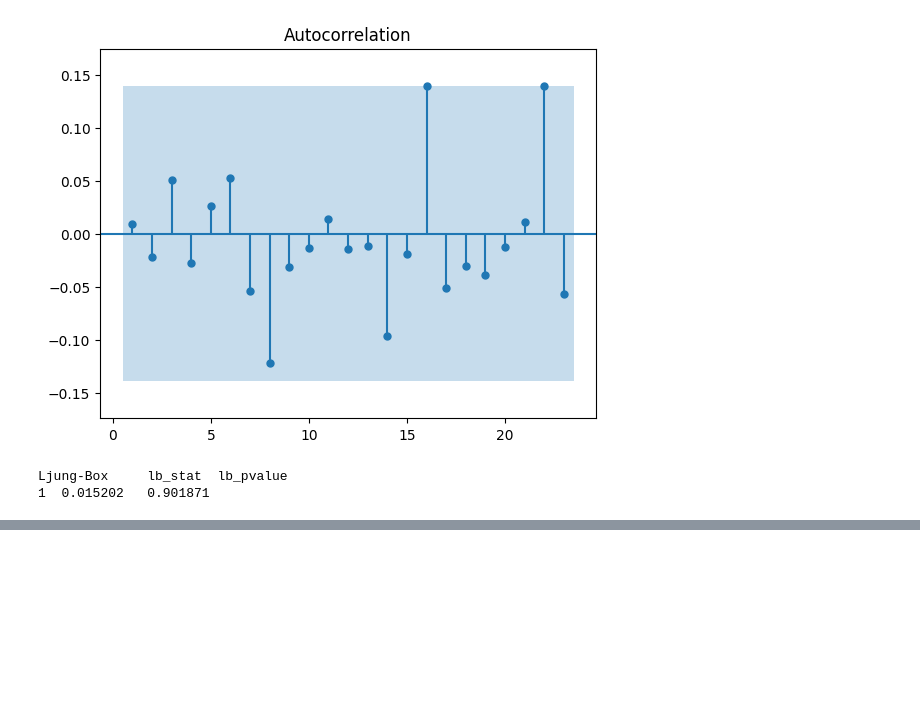
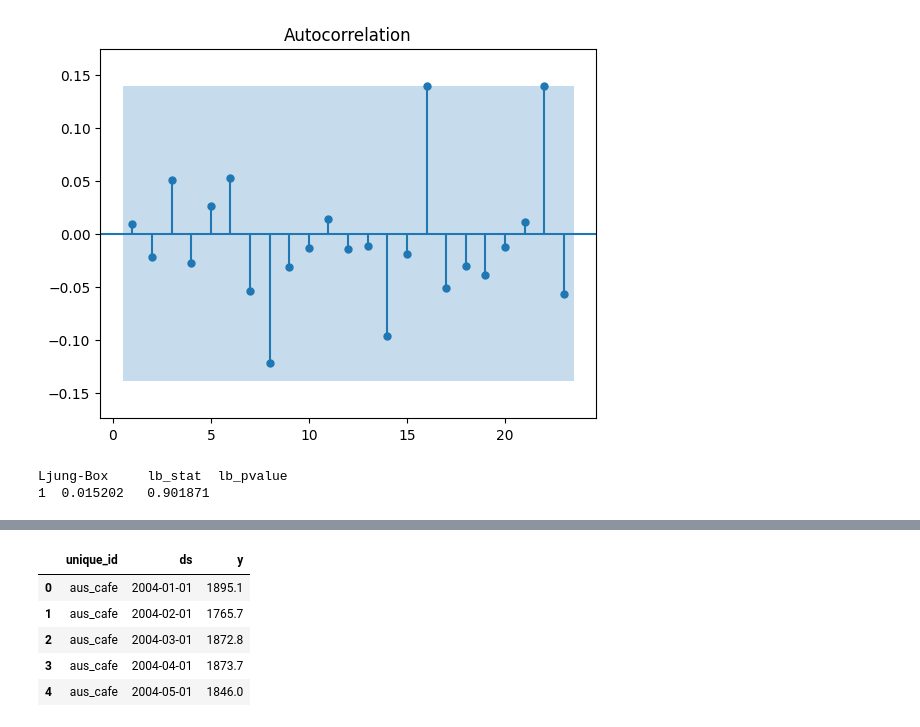
Before and after one commit to sebsciarra/gas_pump_prices, a Jupyter notebook: notebooks/chap10_dynamic_reg.ipynb, the cells around one changed output, grey strips where cells are left out. Cells and saved outputs as stored; diff of their text form; code cells hidden in the pictures; blank space fills up the shorter version.

```diff
--- a/notebooks/chap10_dynamic_reg.ipynb
+++ b/notebooks/chap10_dynamic_reg.ipynb
@@ -208,0 +221,49 @@ Ljung-Box     lb_stat  lb_pvalue
+# %%
+## Australian monthly eating out expenditure
+df_aus_exp = pd.read_csv(filepath_or_buffer='data/raw/aus_retail.csv', parse_dates=['Month'])
+
+df_month = (df_aus_exp
+.query('Industry == "Cafes, restaurants and takeaway food services" & Month >= "2004-01-01" & Month <= "2018-12-01"')
+  .groupby('Month')
+  .agg({'Turnover': 'sum'})
+  .assign(unique_id = 'aus_cafe')
+  .reset_index()
+  .rename(columns={'Month':'ds', 'Turnover':'y'})
+  .reindex(columns=['unique_id', 'ds', 'y']))
+
+# examine whether variability increases over time; it does
+# df_month['rolling_std_12'] = df_month['y'].rolling(window=12).std()
+# df_month['rolling_std_12']
+
+# create Fourier features
+results = []
+for i in range(1,7):
+  aus_cafe = df_month.copy()
+  aus_cafe['y'] = np.log(aus_cafe['y'])
+  features = [partial(fourier, season_length=12, k=i)]
+
+  aus_cafe, future_predictors = pipeline(
+    aus_cafe, features=features, freq='MS', h=24)
+
+  # create modeler
+  sf = StatsForecast(models=[AutoARIMA(season_length=12, seasonal=False)], freq='MS')
+
+  # compute forecasts
+  res = sf.forecast(df=aus_cafe, h=24, X_df=future_predictors, level=[80, 95])
+
+  # convert to original scale
+  res[res.select_dtypes(include=np.number).columns] = \
+      res.select_dtypes(include=np.number).apply(np.exp)
+  res['unique_id'] = 'K='+str(i)
+
+
+  results.append(res)
+# %%
+df_month.head()
+# %% [output]
+|  | unique_id | ds | y |
+| 0 | aus_cafe | 2004-01-01 | 1895.1 |
+| 1 | aus_cafe | 2004-02-01 | 1765.7 |
+| 2 | aus_cafe | 2004-03-01 | 1872.8 |
+| 3 | aus_cafe | 2004-04-01 | 1873.7 |
+| 4 | aus_cafe | 2004-05-01 | 1846.0 |
```
Also changed, not shown: parts of 8 cells of this notebook.
